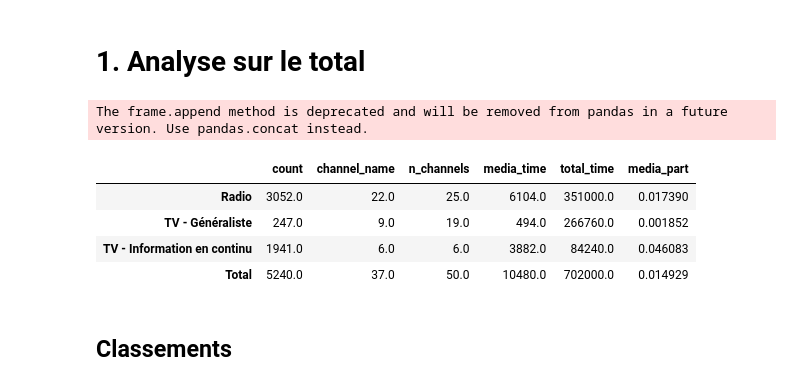
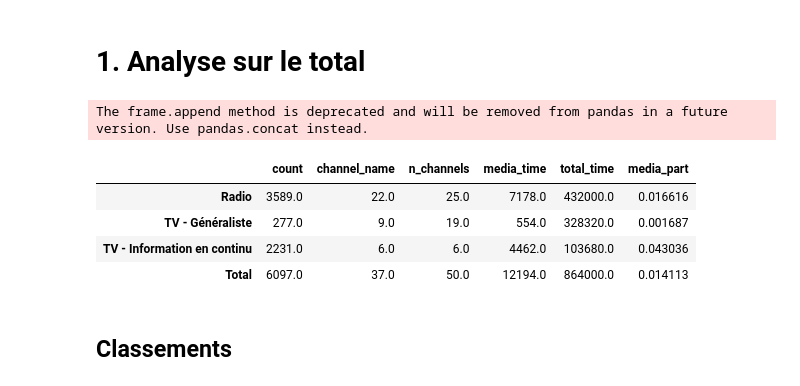
Before and after one commit to dataforgoodfr/quotaclimat, a Jupyter notebook: notebooks/COP27/COP27 - Bilan.ipynb, the cells around one changed output. Cells and saved outputs as stored; diff of their text form; code cells hidden in the pictures.

```diff
--- a/notebooks/COP27/COP27 - Bilan.ipynb
+++ b/notebooks/COP27/COP27 - Bilan.ipynb
@@ -66,7 +66,7 @@ top_channels_tv_info = top_audiences.query("type=='Information en continu'")["ch
 # %%
 
 data_all_days = []
-for folder in tqdm(["05","06","07","08","09", "10", "11", "12", "13", "14", "15", "16", "17", "18"]):
+for folder in tqdm(["05","06","07","08","09", "10", "11", "12", "13", "14", "15", "16", "17", "18", "19", "20"]):
 
     day = f"{folder}11"
 
@@ -104,27 +102,27 @@ Timedelta('13 days 17:44:00')
 # 1. Analyse sur le total
 # %%
 # Multiplier = n_mentions * 2 min / (n_channels * 60 minutes * 18h * n_days)
-n_days = (data_cop27['day_dt'].max() - data_cop27['day_dt'].min()).days
+n_days = (data_cop27['day_dt'].max() - data_cop27['day_dt'].min()).days + 1
 n_channels = 25 #TV and Radio
 
 
 media_time = data_cop27.groupby(["media2"]).agg({"count":"sum","channel_name":"nunique"})
 media_time.loc["Radio","n_channels"] = 25
 media_time.loc["TV - Généraliste","n_channels"] = 19
 media_time.loc["TV - Information en continu","n_channels"] = 6
 media_time = media_time.append(pd.DataFrame(media_time.sum(axis = 0).rename("Total")).T)
 media_time["media_time"] = media_time["count"] * 2
 media_time["total_time"] = media_time["n_channels"] * n_days * 18 * 60
 media_time["media_part"] = media_time["media_time"] / media_time["total_time"]
 
 media_time
 # %% [output]
 The frame.append method is deprecated and will be removed from pandas in a future version. Use pandas.concat instead.
 |  | count | channel_name | n_channels | media_time | total_time | media_part |
-| Radio | 3052.0 | 22.0 | 25.0 | 6104.0 | 351000.0 | 0.017390 |
-| TV - Généraliste | 247.0 | 9.0 | 19.0 | 494.0 | 266760.0 | 0.001852 |
-| TV - Information en continu | 1941.0 | 6.0 | 6.0 | 3882.0 | 84240.0 | 0.046083 |
-| Total | 5240.0 | 37.0 | 50.0 | 10480.0 | 702000.0 | 0.014929 |
+| Radio | 3589.0 | 22.0 | 25.0 | 7178.0 | 432000.0 | 0.016616 |
+| TV - Généraliste | 277.0 | 9.0 | 19.0 | 554.0 | 328320.0 | 0.001687 |
+| TV - Information en continu | 2231.0 | 6.0 | 6.0 | 4462.0 | 103680.0 | 0.043036 |
+| Total | 6097.0 | 37.0 | 50.0 | 12194.0 | 864000.0 | 0.014113 |
 # %%
 fig = px.bar(media_time.reset_index(),x = "index",y = "media_part",height = 400,text_auto = ".1%")
 fig.update_layout(yaxis_tickformat='0%',
```
Also changed, not shown: parts of 4 cells of this notebook.
